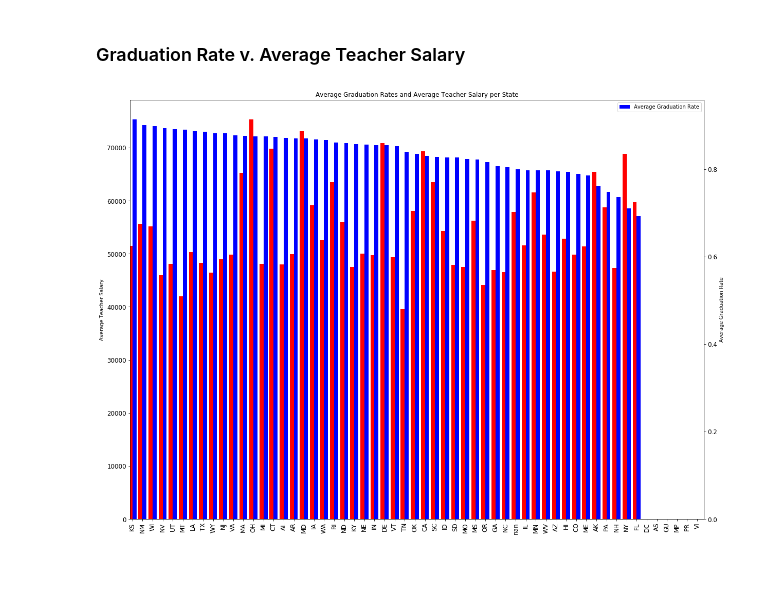
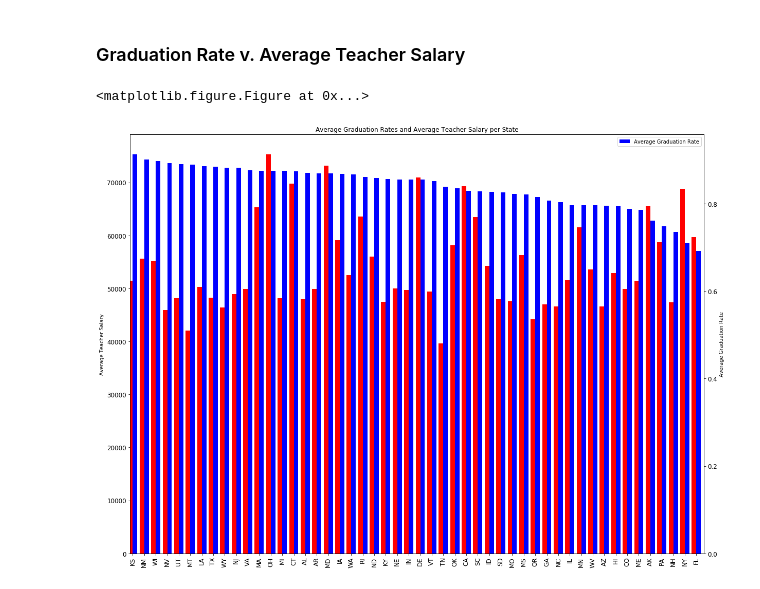
Before and after one commit to jelizalo/project-one, a Jupyter notebook: ProjectMaster.ipynb, the cells around one changed output. Saved outputs shown, nothing was run; the diff lists cells and outputs as text; code cells hidden in the pictures.

Commit message:
cleaning data and finalizing merged dataframes

```diff
--- a/ProjectMaster.ipynb
+++ b/ProjectMaster.ipynb
@@ -105,10 +105,7 @@ py.iplot(map)
 stu_spend = os.path.join('Resources','studentspending.csv')
 stu_spend_df = pd.read_csv(stu_spend)
 stu_spend_df = stu_spend_df.rename(columns={"State":"ST"})
-# stu_spend_df.head()
-
-stuspend_df = pd.DataFrame.from_dict(stu_spend_df)
-stuspend_df.head()
+stu_spend_df.head()
 # %% [output]
 |  | ST | Spending per Student |
 | 0 | DC | 29865.60 |
@@ -469,0 +377,6 @@ compiled2.head()
+# %%
+final_dataframe = compiled1.drop([38, 51, 52, 53, 54, 55, 56])
+edu_fin = final_dataframe.reset_index()
+# %%
+education_final = edu_fin.drop('index', axis=1)
+education_final
@@ -654,19 +549,22 @@ plot_url = py.plot(fig)
 # %%
 # comparing Graduation rate with Average Teacher Salary
 fig = plt.figure() # Create matplotlib figure
 ax = fig.add_subplot(111) # Create matplotlib axes
 ax2 = ax.twinx() # Create another axes that shares the same x-axis as ax.
-y_pos = np.arange(len(compiled1))
+y_pos = np.arange(len(education_final))
 width = 0.4
-compiled1['Average Teacher Salary'].plot(kind='bar', color='red', ax=ax, width=width, position=1,
+education_final['Average Teacher Salary'].plot(kind='bar', color='red', ax=ax, width=width, position=1,
                                          title ="Average Graduation Rates and Average Teacher Salary per State",
                                          figsize=(20,15), fontsize=12)
-compiled1['Average Graduation Rate'].plot(kind='bar', color='blue', ax=ax2, width=width, position=0, figsize=(20,15),
+education_final['Average Graduation Rate'].plot(kind='bar', color='blue', ax=ax2, width=width, position=0, figsize=(20,15),
                                          fontsize=12)
-plt.xticks(y_pos, compiled1['ST'])
+plt.xticks(y_pos, education_final['ST'])
 ax.set_ylabel('Average Teacher Salary')
 ax2.set_ylabel('Average Graduation Rate')
 plt.legend(loc='best')
+
+plt.savefig('GradRates_vs_Salary.png')
 plt.show()
 # %% [output]
+<matplotlib.figure.Figure at 0x...>
-[figure, old version]
+[figure, new version]
```
Also changed, not shown: parts of 29 cells of this notebook.
